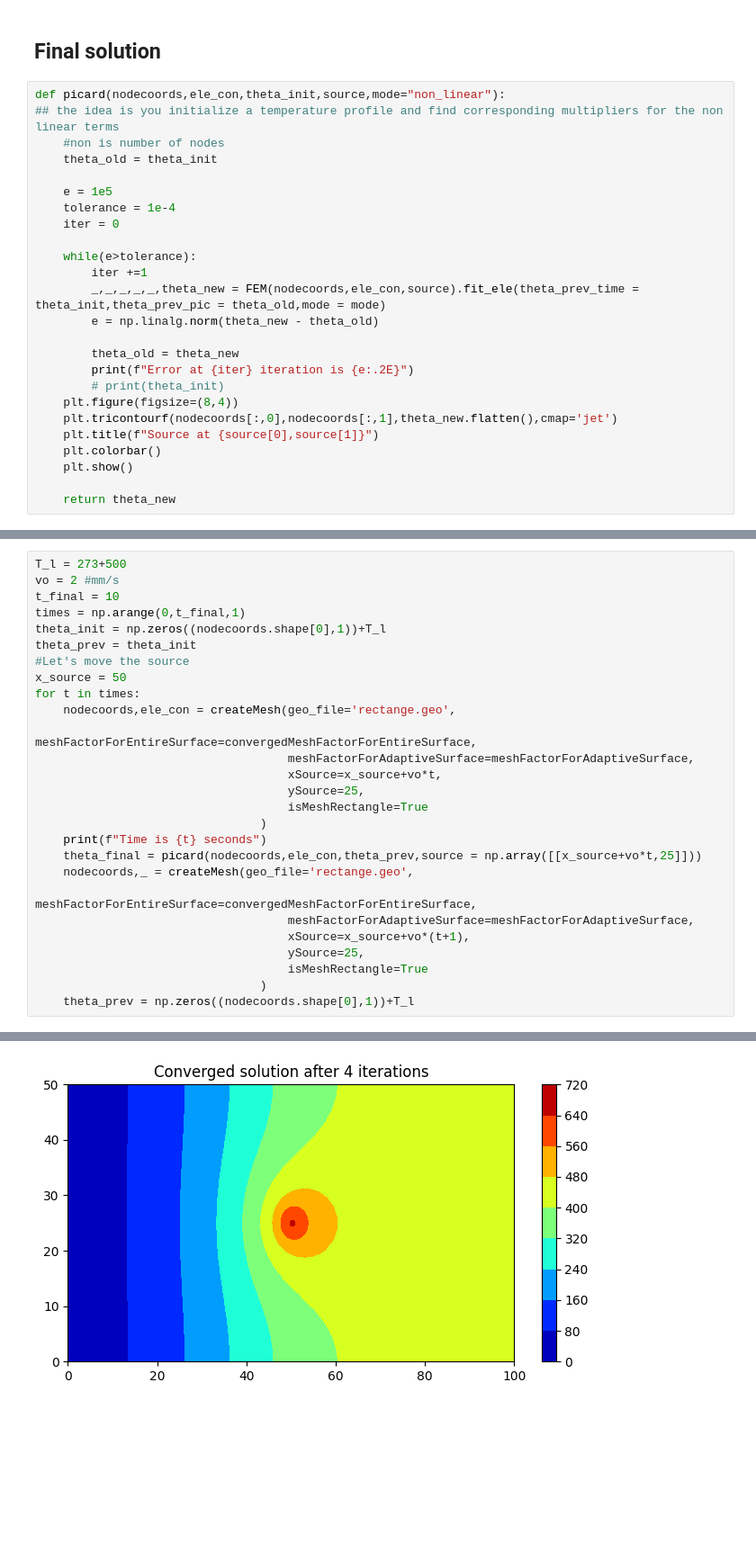
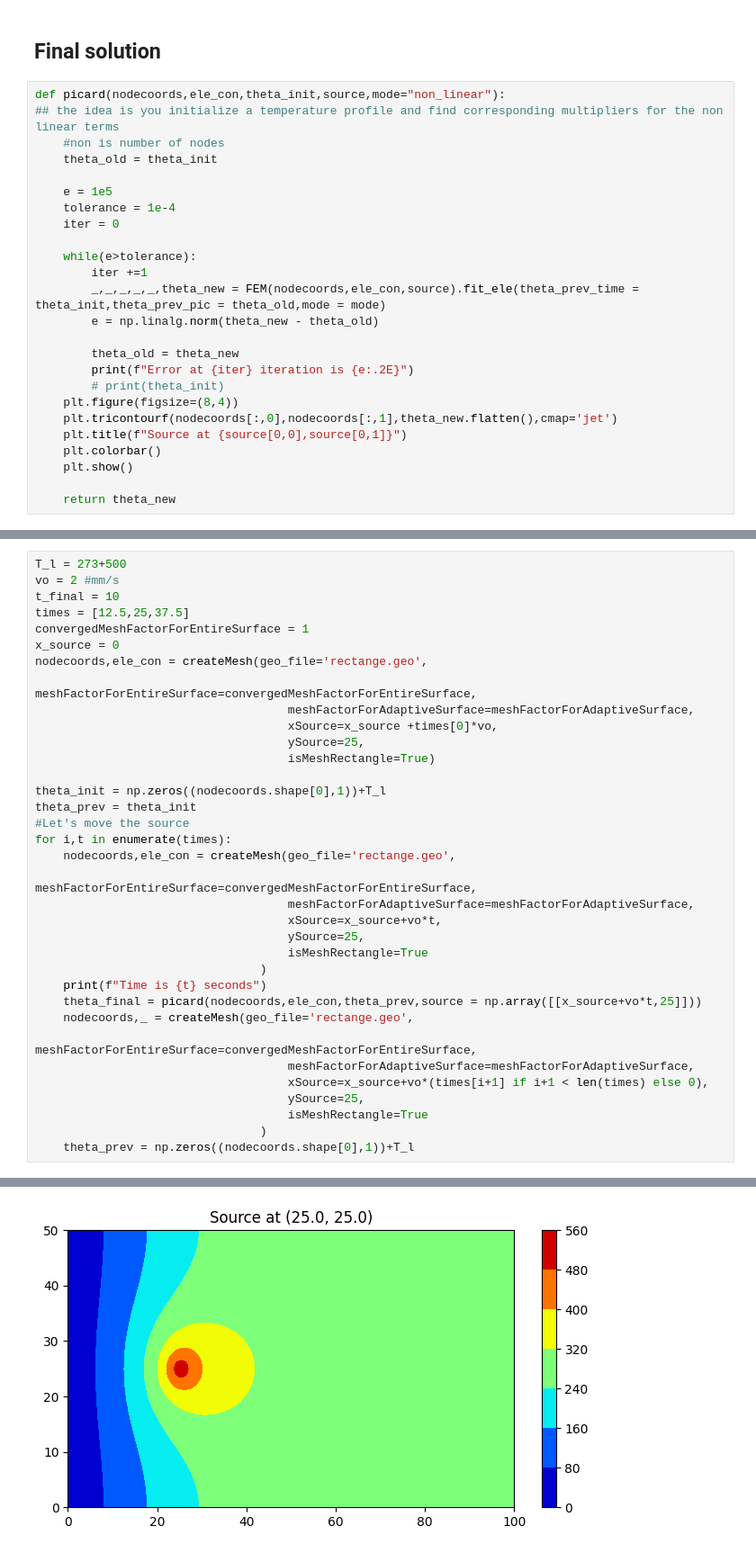
Before and after one commit to me21b172/ME5204-Project, a Jupyter notebook: Anuj/Final.ipynb, the cells around one changed output, grey strips where cells are left out. Shown at 90% size. Saved outputs shown, nothing was run; the diff lists cells and outputs as text; blank space fills up the shorter version.

```diff
--- a/Anuj/Final.ipynb
+++ b/Anuj/Final.ipynb
@@ -575,7 +559,7 @@ def picard(nodecoords,ele_con,theta_init,source,mode="non_linear"):
         # print(theta_init)
     plt.figure(figsize=(8,4))
     plt.tricontourf(nodecoords[:,0],nodecoords[:,1],theta_new.flatten(),cmap='jet')
-    plt.title(f"Source at {source[0],source[1]}")
+    plt.title(f"Source at {source[0,0],source[0,1]}")
     plt.colorbar()
     plt.show()
 
@@ -584,12 +573,20 @@ def picard(nodecoords,ele_con,theta_init,source,mode="non_linear"):
 T_l = 273+500
 vo = 2 #mm/s
 t_final = 10
-times = np.arange(0,t_final,1)
+times = [12.5,25,37.5]
+convergedMeshFactorForEntireSurface = 1
+x_source = 0
+nodecoords,ele_con = createMesh(geo_file='rectange.geo',
+                                    meshFactorForEntireSurface=convergedMeshFactorForEntireSurface,
+                                    meshFactorForAdaptiveSurface=meshFactorForAdaptiveSurface,
+                                    xSource=x_source +times[0]*vo,
+                                    ySource=25,
+                                    isMeshRectangle=True)
+
 theta_init = np.zeros((nodecoords.shape[0],1))+T_l
 theta_prev = theta_init
 #Let's move the source
-x_source = 50
-for t in times:
+for i,t in enumerate(times):
     nodecoords,ele_con = createMesh(geo_file='rectange.geo',
                                     meshFactorForEntireSurface=convergedMeshFactorForEntireSurface,
                                     meshFactorForAdaptiveSurface=meshFactorForAdaptiveSurface,
@@ -602,7 +599,7 @@ for t in times:
     nodecoords,_ = createMesh(geo_file='rectange.geo',
                                     meshFactorForEntireSurface=convergedMeshFactorForEntireSurface,
                                     meshFactorForAdaptiveSurface=meshFactorForAdaptiveSurface,
-                                    xSource=x_source+vo*(t+1),
+                                    xSource=x_source+vo*(times[i+1] if i+1 < len(times) else 0),
                                     ySource=25,
                                     isMeshRectangle=True
                                 )
@@ -620,2 +621,2 @@ Error at 4 iteration is 5.91E-06
-[figure, old version]
+[figure, new version]
 Reading Mesh.msh
```
Also changed, not shown: parts of 11 cells of this notebook, 1 other file.
